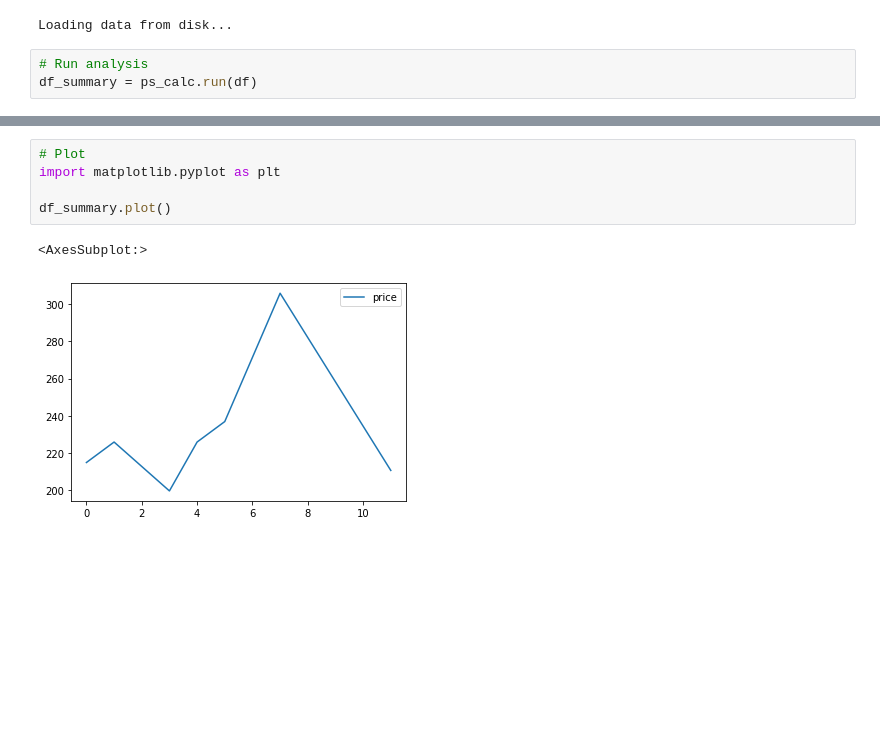
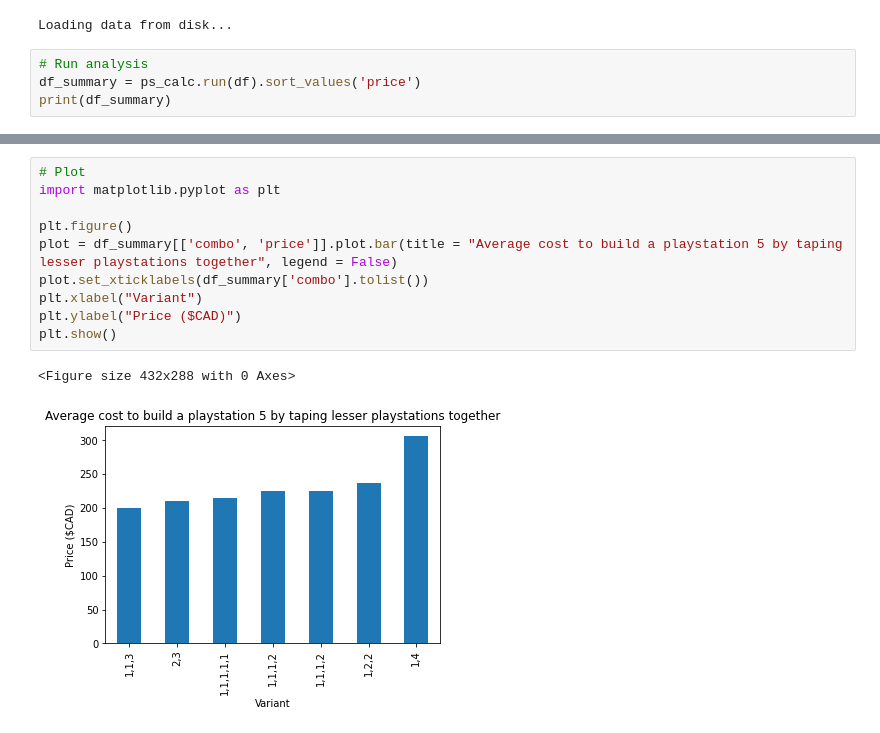
Before and after one commit to llalon/PlaystationCalculator, a Jupyter notebook: playstation_calculator.ipynb, the cells around one changed output, grey strips where cells are left out. Drawn from its saved outputs; the diff is of its cells as text; blank space fills up the shorter version.

Commit message:
Added plot image

```diff
--- a/playstation_calculator.ipynb
+++ b/playstation_calculator.ipynb
@@ -19,5 +19,6 @@ else:
 Loading data from disk...
 # %%
 # Run analysis
-df_summary = ps_calc.run(df)
+df_summary = ps_calc.run(df).sort_values('price')
+print(df_summary)
 # %% [output]
@@ -26,11 +35,16 @@ Try using .loc[row_indexer,col_indexer] = value instead
 
 See the caveats in the documentation: https://pandas.pydata.org/pandas-docs/stable/user_guide/indexing.html#returning-a-view-versus-a-copy
   df["levels"] = df.apply(lambda x: int(x["item"].split(" ")[1]), axis=1)
-# %%
-# Plot
-import matplotlib.pyplot as plt
-
-df_summary.plot()
-# %% [output]
-<AxesSubplot:>
-[figure, removed]
+# %%
+# Plot
+import matplotlib.pyplot as plt
+
+plt.figure()
+plot = df_summary[['combo', 'price']].plot.bar(title = "Average cost to build a playstation 5 by taping lesser playstations together", legend = False)
+plot.set_xticklabels(df_summary['combo'].tolist())
+plt.xlabel("Variant")
+plt.ylabel("Price ($CAD)")
+plt.show()
+# %% [output]
+<Figure size 432x288 with 0 Axes>
+[figure, added]
```
Also changed, not shown: parts of 1 cell of this notebook, 1 other file.
